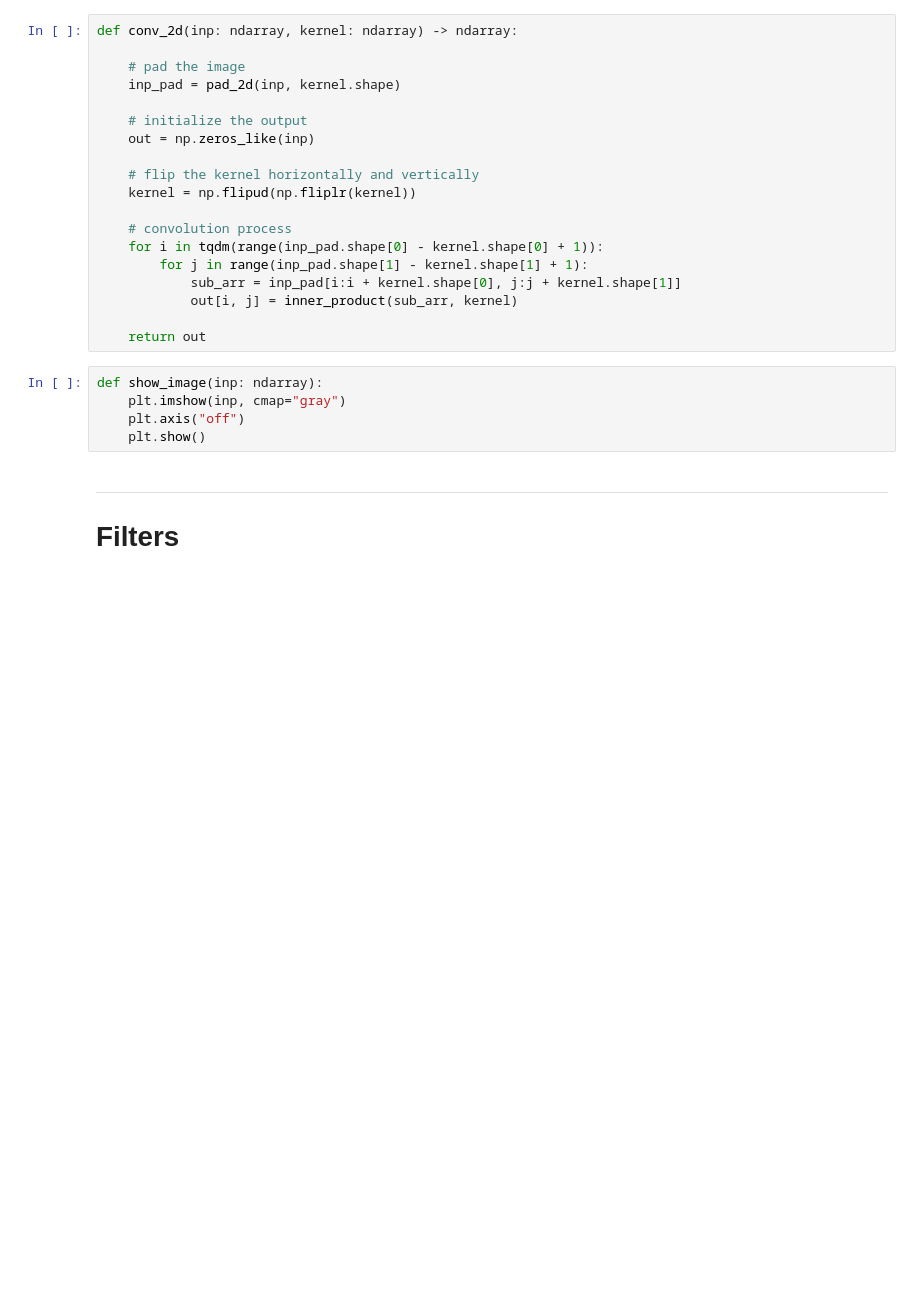
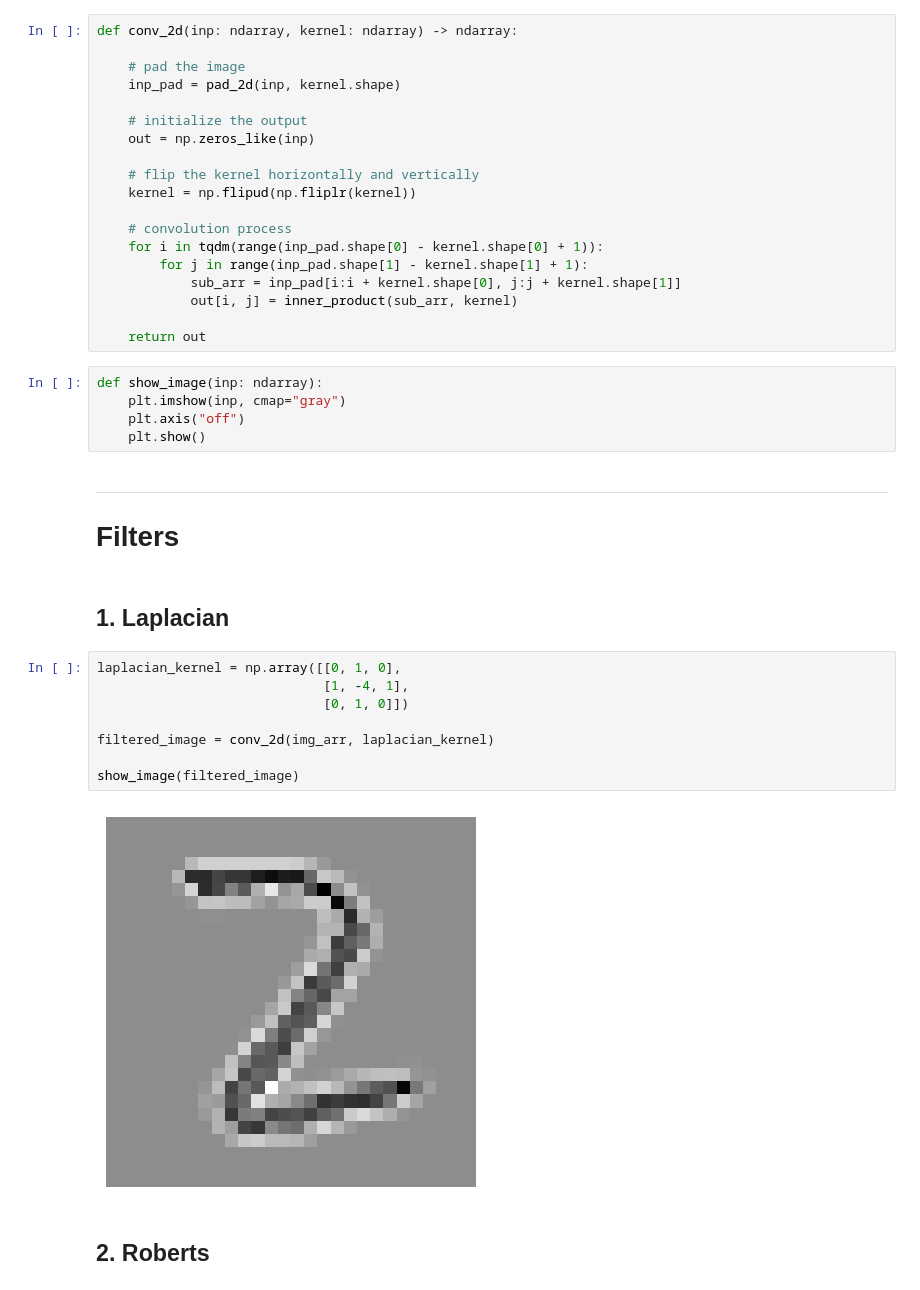
Before and after one commit to subhranil2605/CNN_project_univ, a Jupyter notebook: filters.ipynb, the cells around one changed output. Cells and saved outputs as stored; diff of their text form; blank space fills up the shorter version.

Commit message:
Modify filters and Add new filters

```diff
--- a/filters.ipynb
+++ b/filters.ipynb
@@ -97,3 +97,17 @@ def show_image(inp: ndarray):
 # %% [markdown]
 ---
 # Filters
+# %% [markdown]
+## 1. Laplacian
+# %%
+laplacian_kernel = np.array([[0, 1, 0],
+                             [1, -4, 1],
+                             [0, 1, 0]])
+
+filtered_image = conv_2d(img_arr, laplacian_kernel)
+
+show_image(filtered_image)
+# %% [output]
+[figure, added]
+# %% [markdown]
+## 2. Roberts
```
Also changed, not shown: parts of 29 cells of this notebook.
